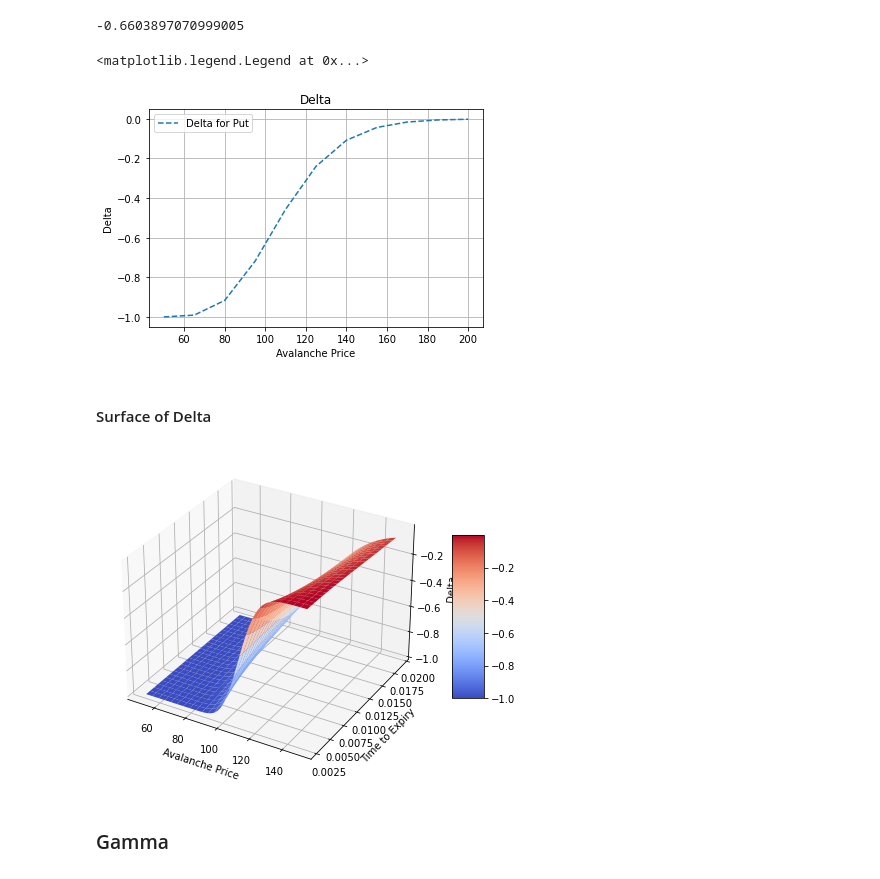
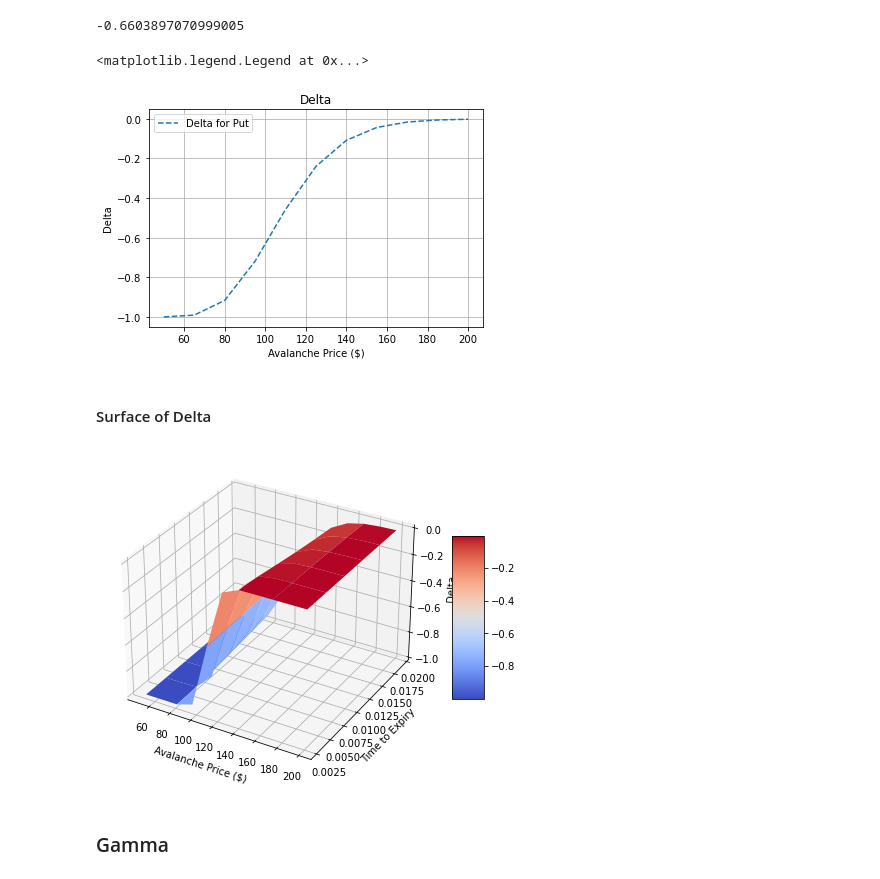
Before and after one commit to Monalisaugboh/Monalisaugboh, a Jupyter notebook: Coursework_Avalanche.ipynb, the cells around one changed output. Drawn from its saved outputs; the diff is of its cells as text; code cells hidden in the pictures.

```diff
--- a/Coursework_Avalanche.ipynb
+++ b/Coursework_Avalanche.ipynb
@@ -257,14 +257,12 @@ def euro_option_bs(S, K, T, r, vol, payoff):
     #T: time to maturity
     #r: risk free rate
     #vol: volatility of Avalanche
-    #payoff: call or put
+    #payoff: put
 
     d1 = (np.log(S / K) + (r + 0.5 * vol ** 2) * T) / (vol * np.sqrt(T))
     d2 = (np.log(S / K) + (r - 0.5 * vol ** 2) * T) / (vol * np.sqrt(T))
-    if payoff == "call":
-        option_value = S * si.norm.cdf(d1, 0.0, 1.0) - K * np.exp(-r * T) * si.norm.cdf(d2, 0.0, 1.0)
-    elif payoff == "put":
-        option_value = - S * si.norm.cdf(-d1, 0.0, 1.0) + K * np.exp(-r * T) * si.norm.cdf(-d2, 0.0, 1.0)
+    payoff == "put"
+    option_value = - S * si.norm.cdf(-d1, 0.0, 1.0) + K * np.exp(-r * T) * si.norm.cdf(-d2, 0.0, 1.0)
 
     return option_value
 # %%
@@ -272,7 +270,7 @@ euro_option_bs(98.4, 110, 1/52, 0.0168, 1.54, payoff)
 # %% [output]
 15.808408210282465
 # %%
-S = np.linspace(50,150,11)
+S = np.linspace(50,200,11)
 pp = np.zeros((len(S),1))
 for i in range(len(S)):
     pp[i] = euro_option_bs(S[i], 110, 1/52, 0.0168, 1.54, payoff)
@@ -316,17 +314,17 @@ for i in range(len(S)):
 fig = plt.figure()
 plt.plot(S, Delta_Put, '--')
 plt.grid()
-plt.xlabel('Avalanche Price')
+plt.xlabel('Avalanche Price ($)')
 plt.ylabel('Delta')
 plt.title('Delta')
 plt.legend(['Delta for Put'])
 # %% [output]
 <matplotlib.legend.Legend at 0x...>
-[figure, old version]
+[figure, new version]
 # %% [markdown]
 #### Surface of Delta
 # %%
-S = np.linspace(50, 150, 11)
+S = np.linspace(50, 200, 11)
 T = np.linspace(0.00274, 0.01919, 11)
 Delta = np.zeros((len(T),len(S)))
 for j in range(len(S)):
@@ -335,12 +333,12 @@ for j in range(len(S)):
 # %%
 fig = plt.figure(figsize=(8, 6))
 ax = fig.gca(projection='3d')
 S, T = np.meshgrid(S, T)
 surf = ax.plot_surface(S, T, Delta, rstride=2, cstride=2, cmap=plt.cm.coolwarm, linewidth=0.5, antialiased=True)
-ax.set_xlabel('Avalanche Price')
+ax.set_xlabel('Avalanche Price ($)')
 ax.set_ylabel('Time to Expiry')
 ax.set_zlabel('Delta')
 fig.colorbar(surf, shrink=0.5, aspect=5);
 # %% [output]
-[figure, old version]
+[figure, new version]
 # %%
```
Also changed, not shown: parts of 35 cells of this notebook.
